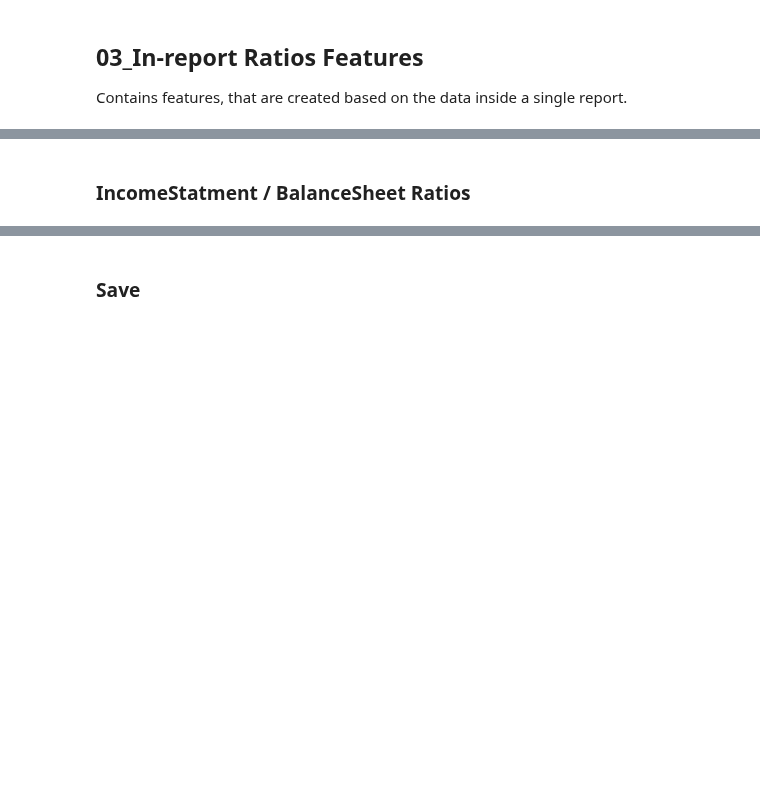
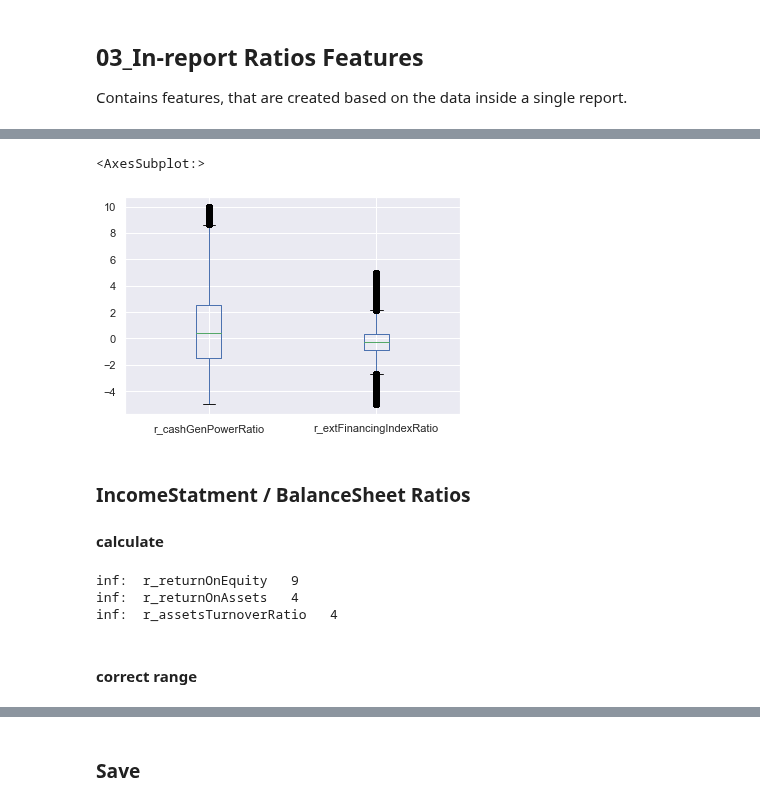
Before and after one commit to HansjoergW/bfh_mt_hs2020_sec_data, a Jupyter notebook: 07_Features.ipynb, the cells around one changed output, grey strips where cells are left out. Drawn from its saved outputs; the diff is of its cells as text; code cells hidden in the pictures; blank space fills up the shorter version.

```diff
--- a/07_Features.ipynb
+++ b/07_Features.ipynb
@@ -138,3 +239,5 @@ df['r_netIncomeMargin'] = df.NetIncomeLoss_hj / df.Revenues_hj
+# %%
+cf_ratio_cols = ['r_cashGenPowerRatio','r_extFinancingIndexRatio']
 # %%
 # CashGeneratingPowerRatio = CashFromOperations / (CashFromOperations + CashFromFinancing + CashFromInvesting)
 df['r_cashGenPowerRatio'] = df.CashFromOperating / (df.CashFromOperating + df.CashFromFinancing + df.CashFromInvesting)
@@ -143,0 +258,3 @@ df['r_extFinancingIndexRatio'] = df.CashFromFinancing / df.CashFromOperating
+# %%
+df.loc[df.r_cashGenPowerRatio.isnull() & (df.CashFromOperating == 0.0), 'r_cashGenPowerRatio'] = 0.0
+df.loc[df.r_extFinancingIndexRatio.isnull() & (df.CashFromFinancing == 0.0), 'r_extFinancingIndexRatio'] = 0.0
@@ -143,0 +266,5 @@ df['r_extFinancingIndexRatio'] = df.CashFromFinancing / df.CashFromOperating
+# %%
+df[cf_ratio_cols].plot.box()
+# %% [output]
+<AxesSubplot:>
+[figure, added]
@@ -144,2 +275,3 @@ df['r_extFinancingIndexRatio'] = df.CashFromFinancing / df.CashFromOperating
 # %% [markdown]
 ### IncomeStatment / BalanceSheet Ratios
+#### calculate
@@ -152,3 +286,13 @@ df['r_returnOnAssets'] = df.NetIncomeLoss_hj / df.Assets
 
 # AssetsTurnoverRatio = NetSales / TotalAssets
 df['r_assetsTurnoverRatio'] = df.Revenues_hj / df.Assets
+# %%
+# check for null/nan and inf values
+print_inf_counts(df, isbs_ratio_cols)
+print_null_counts(df, isbs_ratio_cols)
+# %% [output]
+inf:  r_returnOnEquity   9
+inf:  r_returnOnAssets   4
+inf:  r_assetsTurnoverRatio   4
+# %% [markdown]
+#### correct range
```
Also changed, not shown: parts of 56 cells of this notebook, 13 other files.
